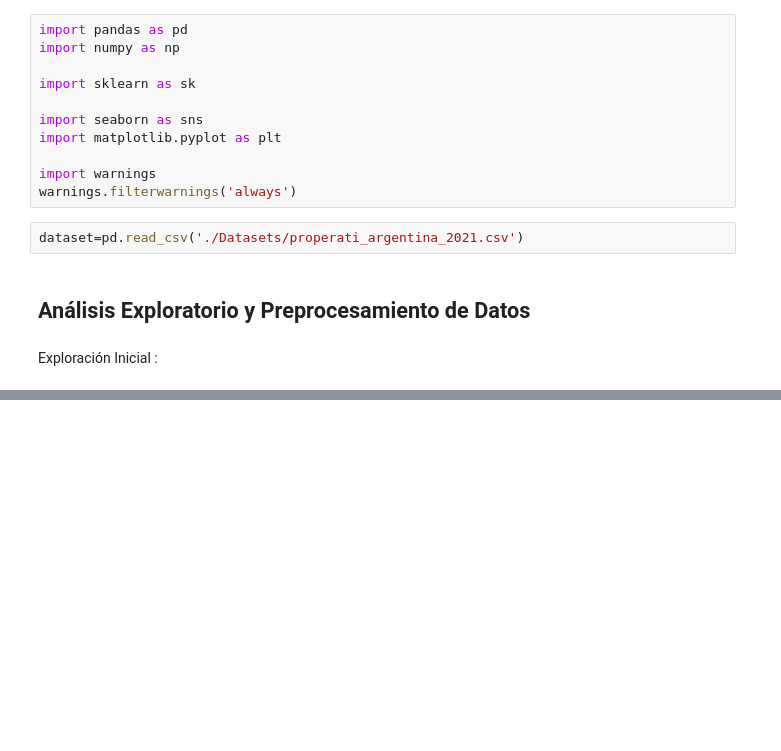
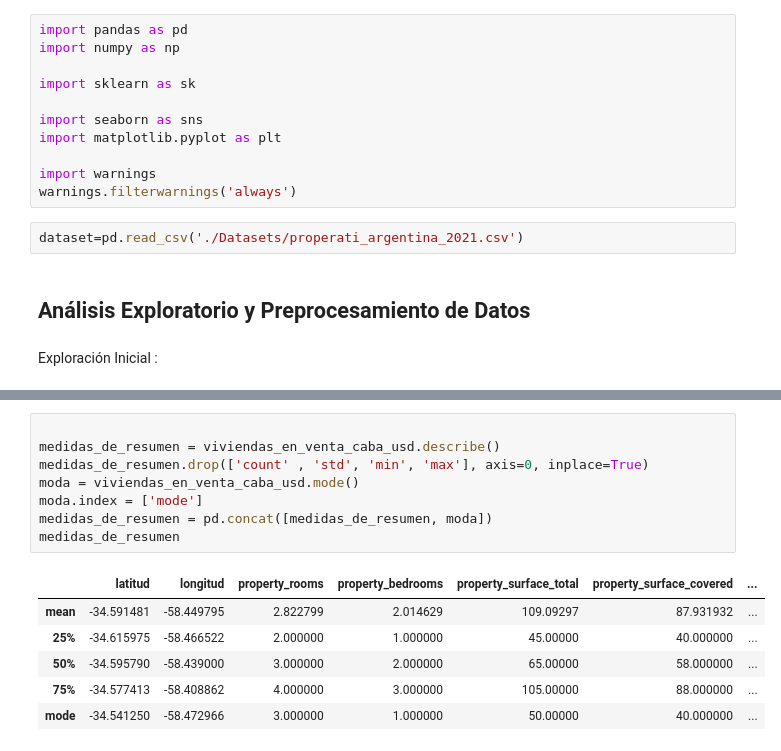
Before and after one commit to iankvdh/Organizacion-de-Datos-2C2022-GRUPO22, a Jupyter notebook: 7506R_TP1_GRUPO22_ENTREGA.ipynb, the cells around one changed output, grey strips where cells are left out. Cells and saved outputs as stored; diff of their text form; blank space fills up the shorter version.

```diff
--- a/7506R_TP1_GRUPO22_ENTREGA.ipynb
+++ b/7506R_TP1_GRUPO22_ENTREGA.ipynb
@@ -85,0 +116,15 @@ viviendas_en_venta_caba[viviendas_en_venta_caba.property_currency.isna()] #Los q
+# %%
+
+medidas_de_resumen = viviendas_en_venta_caba_usd.describe()
+medidas_de_resumen.drop(['count' , 'std', 'min', 'max'], axis=0, inplace=True)
+moda = viviendas_en_venta_caba_usd.mode()
+moda.index = ['mode']
+medidas_de_resumen = pd.concat([medidas_de_resumen, moda])
+medidas_de_resumen
+# %% [output]
+|  | latitud | longitud | property_rooms | property_bedrooms | property_surface_total | property_surface_covered | ... |
+| mean | -34.591481 | -58.449795 | 2.822799 | 2.014629 | 109.09297 | 87.931932 | ... |
+| 25% | -34.615975 | -58.466522 | 2.000000 | 1.000000 | 45.00000 | 40.000000 | ... |
+| 50% | -34.595790 | -58.439000 | 3.000000 | 2.000000 | 65.00000 | 58.000000 | ... |
+| 75% | -34.577413 | -58.408862 | 4.000000 | 3.000000 | 105.00000 | 88.000000 | ... |
+| mode | -34.541250 | -58.472966 | 3.000000 | 1.000000 | 50.00000 | 40.000000 | ... |
```
Also changed, not shown: parts of 16 cells of this notebook.
